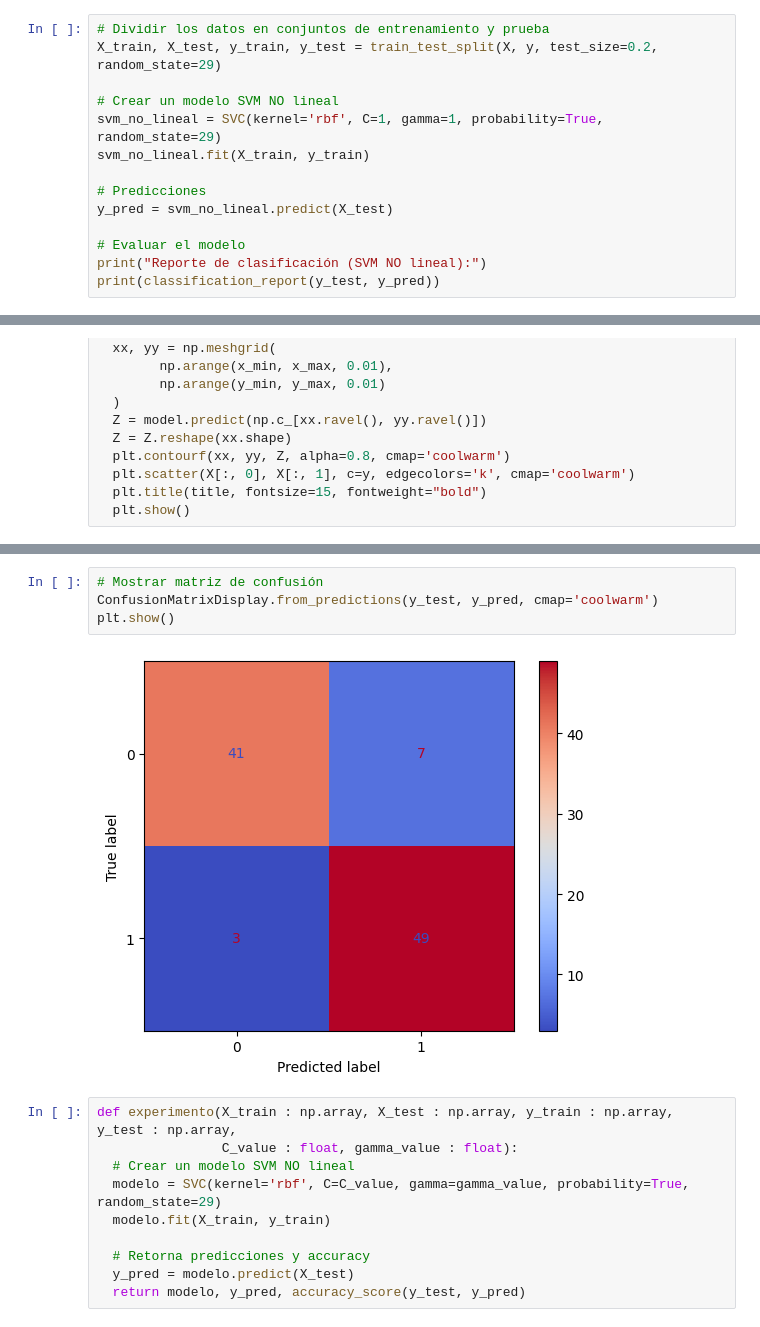
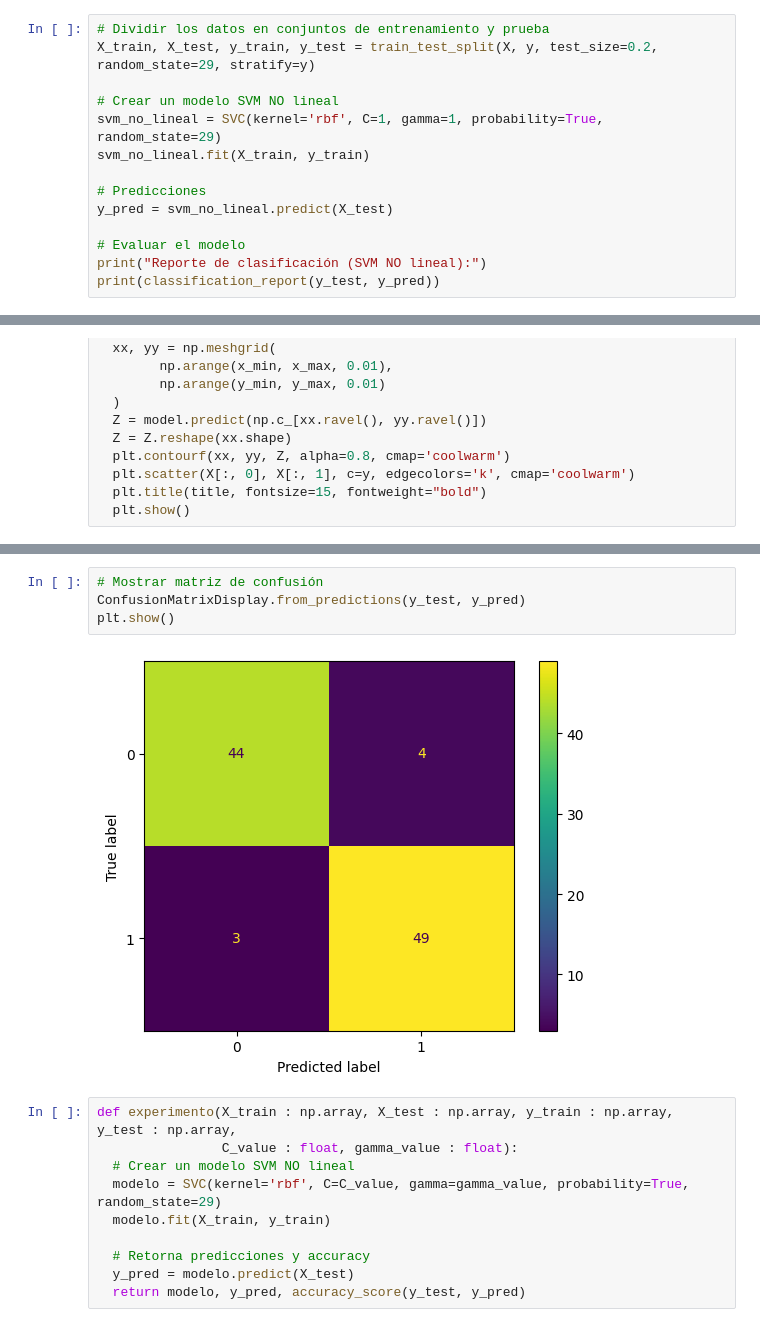
Before and after one commit to JaznaLaProfe/Mineria_de_datos, a Jupyter notebook: notebooks/13_BIY7121_Revisión_SVM_NO_Lineal.ipynb, the cells around one changed output, grey strips where cells are left out. Saved outputs shown, nothing was run; the diff lists cells and outputs as text.

```diff
--- a/notebooks/13_BIY7121_Revisión_SVM_NO_Lineal.ipynb
+++ b/notebooks/13_BIY7121_Revisión_SVM_NO_Lineal.ipynb
@@ -63,6 +76,6 @@ print(f"Índice de Silhouette: {silhouette_avg : .4f}")
 # %%
 # Dividir los datos en conjuntos de entrenamiento y prueba
-X_train, X_test, y_train, y_test = train_test_split(X, y, test_size=0.2, random_state=29)
+X_train, X_test, y_train, y_test = train_test_split(X, y, test_size=0.2, random_state=29, stratify=y)
 
 # Crear un modelo SVM NO lineal
 svm_no_lineal = SVC(kernel='rbf', C=1, gamma=1, probability=True, random_state=29)
@@ -129,9 +142,9 @@ plot_decision_boundary(X_test, y_test, svm_no_lineal, "Frontera de Decisión - S
 # %%
 # Mostrar matriz de confusión
-ConfusionMatrixDisplay.from_predictions(y_test, y_pred, cmap='coolwarm')
+ConfusionMatrixDisplay.from_predictions(y_test, y_pred)
 plt.show()
 # %% [output]
-[figure, old version]
+[figure, new version]
 # %%
 def experimento(X_train : np.array, X_test : np.array, y_train : np.array, y_test : np.array,
                 C_value : float, gamma_value : float):
```
Also changed, not shown: parts of 8 cells of this notebook.
